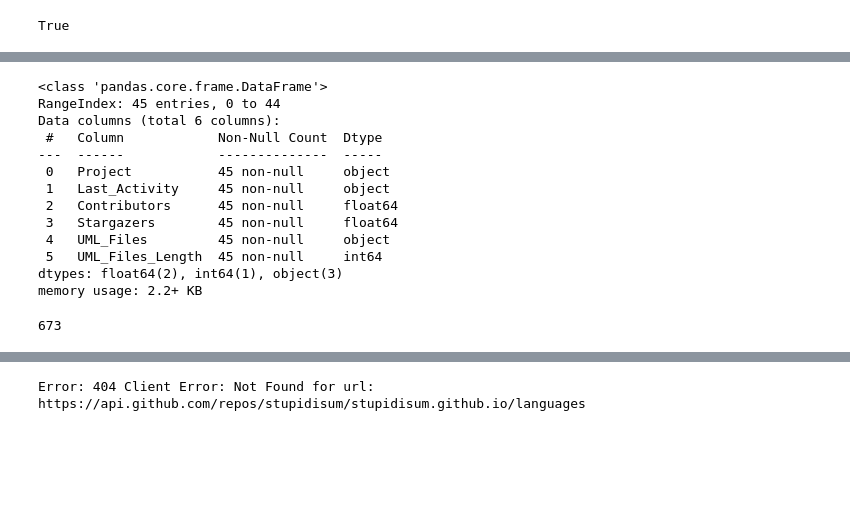
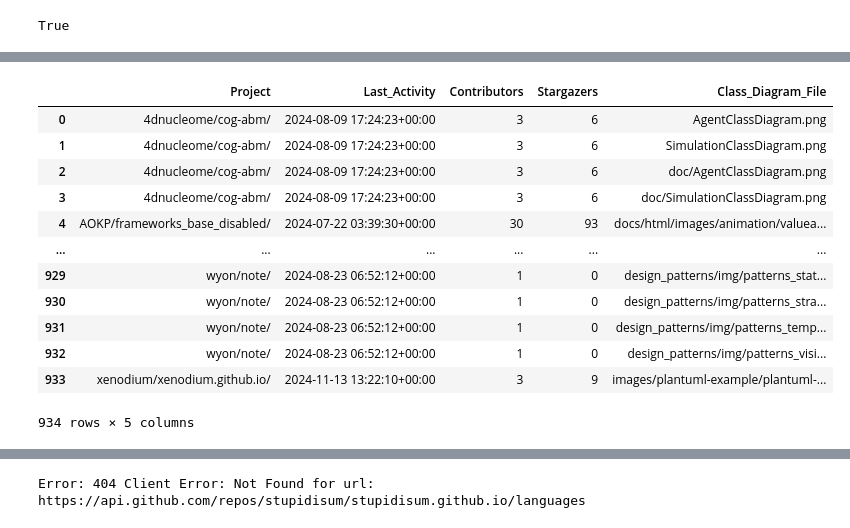
Before and after one commit to zakipauzi/uml_code_traceability, a Jupyter notebook: 2_filter_repos.ipynb, the cells around one changed output, grey strips where cells are left out. Drawn from its saved outputs; the diff is of its cells as text; code cells hidden in the pictures; blank space fills up the shorter version.

```diff
--- a/2_filter_repos.ipynb
+++ b/2_filter_repos.ipynb
@@ -200,20 +140,25 @@ filtered_repo_graphics_check_df.tail()
-# %%
-filtered_repo_graphics_check_df.info()
-# %% [output]
-<class 'pandas.core.frame.DataFrame'>
-RangeIndex: 45 entries, 0 to 44
-Data columns (total 6 columns):
- #   Column            Non-Null Count  Dtype
----  ------            --------------  -----
- 0   Project           45 non-null     object
- 1   Last_Activity     45 non-null     object
- 2   Contributors      45 non-null     float64
- 3   Stargazers        45 non-null     float64
- 4   UML_Files         45 non-null     object
- 5   UML_Files_Length  45 non-null     int64
-dtypes: float64(2), int64(1), object(3)
-memory usage: 2.2+ KB
-# %%
-filtered_repo_graphics_check_df.UML_Files_Length.sum()
-# %% [output]
-673
+# %%
+# get results of LLM and manual filtering
+
+sampled_repo_graphics_uml_df = pd.read_csv("sampled_repo_graphics_uml_df.csv")
+sampled_repo_graphics_uml_df = sampled_repo_graphics_uml_df[sampled_repo_graphics_uml_df['Is_UML']]
+sampled_repo_graphics_uml_df['File_Type'] = sampled_repo_graphics_uml_df['Graphic_Files'].apply(lambda x: x.rsplit('.', 1)[-1])
+sampled_repo_graphics_uml_df = sampled_repo_graphics_uml_df[sampled_repo_graphics_uml_df['File_Type'].apply(lambda x: x not in {'uml', 'xmi', 'plantuml', 'puml'})]
+sampled_repo_graphics_uml_df = sampled_repo_graphics_uml_df.drop(columns=['Is_UML', 'File_Type']).reset_index(drop=True)
+class_diagrams_df = sampled_repo_graphics_uml_df.rename(columns={'Graphic_Files': 'Class_Diagram_File'})
+class_diagrams_df = class_diagrams_df.sort_values(by=['Project', 'Class_Diagram_File']).reset_index(drop=True)
+class_diagrams_df
+# %% [output]
+|  | Project | Last_Activity | Contributors | Stargazers | Class_Diagram_File |
+| 0 | 4dnucleome/cog-abm/ | 2024-08-09 17:24:23+00:00 | 3 | 6 | AgentClassDiagram.png |
+| 1 | 4dnucleome/cog-abm/ | 2024-08-09 17:24:23+00:00 | 3 | 6 | SimulationClassDiagram.png |
+| 2 | 4dnucleome/cog-abm/ | 2024-08-09 17:24:23+00:00 | 3 | 6 | doc/AgentClassDiagram.png |
+| 3 | 4dnucleome/cog-abm/ | 2024-08-09 17:24:23+00:00 | 3 | 6 | doc/SimulationClassDiagram.png |
+| 4 | AOKP/frameworks_base_disabled/ | 2024-07-22 03:39:30+00:00 | 30 | 93 | docs/html/images/animation/valuea... |
+| ... | ... | ... | ... | ... | ... |
+| 929 | wyon/note/ | 2024-08-23 06:52:12+00:00 | 1 | 0 | design_patterns/img/patterns_stat... |
+| 930 | wyon/note/ | 2024-08-23 06:52:12+00:00 | 1 | 0 | design_patterns/img/patterns_stra... |
+| 931 | wyon/note/ | 2024-08-23 06:52:12+00:00 | 1 | 0 | design_patterns/img/patterns_temp... |
+| 932 | wyon/note/ | 2024-08-23 06:52:12+00:00 | 1 | 0 | design_patterns/img/patterns_visi... |
+| 933 | xenodium/xenodium.github.io/ | 2024-11-13 13:22:10+00:00 | 3 | 9 | images/plantuml-example/plantuml-... |
+934 rows × 5 columns
```
Also changed, not shown: parts of 18 cells of this notebook, 4 other files.
